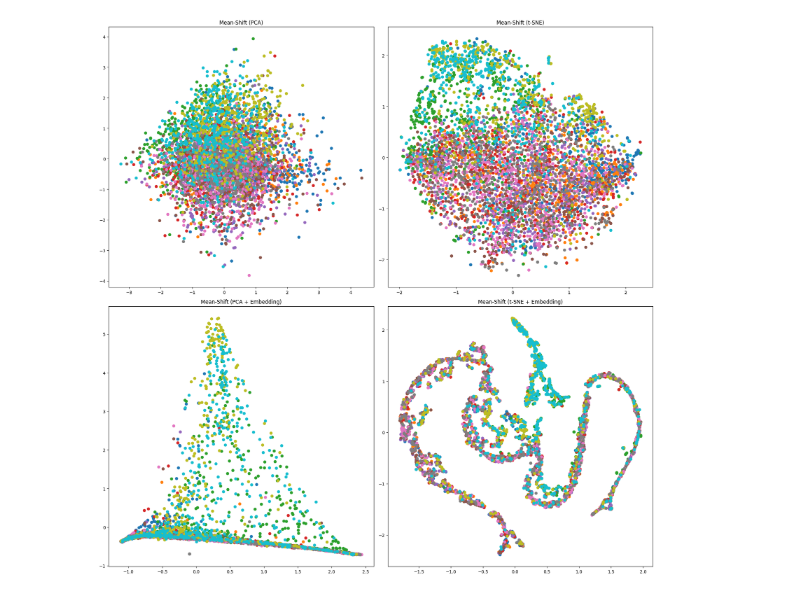
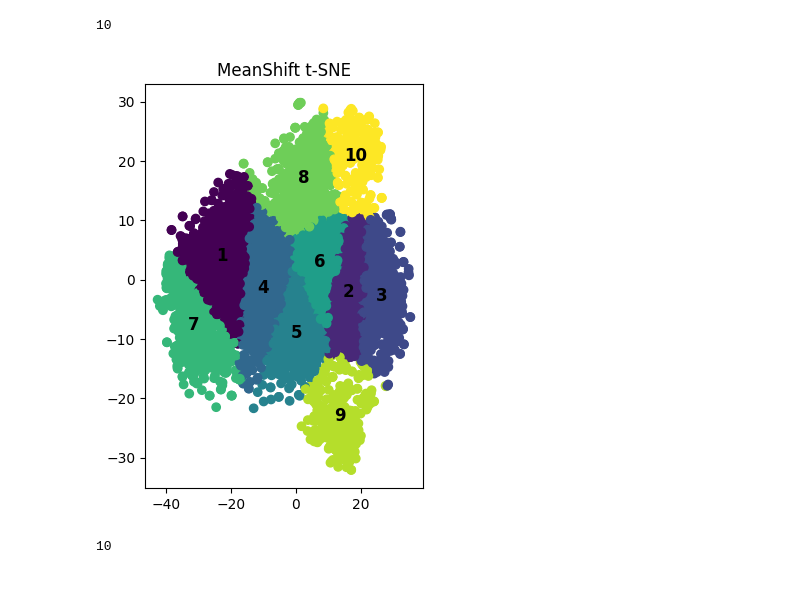
Before and after one commit to Enzoc30/Labo3ML, a Jupyter notebook: lab3_7.ipynb, the cells around one changed output. Drawn from its saved outputs; the diff is of its cells as text; code cells hidden in the pictures.

```diff
--- a/lab3_7.ipynb
+++ b/lab3_7.ipynb
@@ -91,33 +54,37 @@ NameError: name 'plt' is not defined
-# %%
-plt.figure(figsize=(18, 18))
-
-categories = ["","airplane", "bird", "car", "cat", "deer", "dog", "horse", "monkey", "ship", "truck"]
-
-# Plot Mean-Shift with PCA
-plt.subplot(2, 2, 1)
-for i in np.unique(Y):
-    plt.scatter(X_pca[Y == i, 0], X_pca[Y == i, 1], label=f'{categories[i]}')
-plt.title('Mean-Shift (PCA)')
-
-# Plot Mean-Shift with t-SNE
-plt.subplot(2, 2, 2)
-for i in np.unique(Y):
-    plt.scatter(X_tsne[Y == i, 0], X_tsne[Y == i, 1], label=f'{categories[i]}')
-plt.title('Mean-Shift (t-SNE)')
-
-# Plot Mean-Shift with PCA + Embedding
-plt.subplot(2, 2, 3)
-for i in np.unique(Y):
-        plt.scatter(X_pcaE[Y == i, 0], X_pcaE[Y == i, 1], label=f'{categories[i]}')
-plt.title('Mean-Shift (PCA + Embedding)')
-
-# Plot Mean-Shift with t-SNE + Embedding
-plt.subplot(2, 2, 4)
-for i in np.unique(Y):
-    plt.scatter(X_tsneE[Y == i, 0], X_tsneE[Y == i, 1], label=f'{categories[i]}')
-plt.title('Mean-Shift (t-SNE + Embedding)')
-
-plt.tight_layout()
-plt.show()
-# %% [output]
-[figure, removed]
+# %%
+#t-SNE
+tsne = TSNE(n_components=2, random_state=42)
+X_tsne = tsne.fit_transform(X)
+
+ms_tsne = MeanShift(bandwidth=7.5, bin_seeding=True)
+y_ms_tsne = ms_tsne.fit_predict(X_tsne)
+print(len(np.unique(y_ms_tsne)))
+# %% [output]
+10
+# %%
+cluster_labels = [str(i) for i in range(1, len(np.unique(y_ms_tsne)) + 1)]
+
+plt.subplot(1, 2, 2)
+plt.scatter(X_tsne[:, 0], X_tsne[:, 1], c=y_ms_tsne)
+for i, label in enumerate(cluster_labels):
+    plt.text(X_tsne[y_ms_tsne == i, 0].mean(), X_tsne[y_ms_tsne == i, 1].mean(), label,
+             horizontalalignment='center', verticalalignment='center', fontsize=12, weight='bold')
+plt.title('MeanShift t-SNE')
+
+plt.tight_layout()
+plt.show()
+# %% [output]
+[figure, added]
+# %%
+#Embedding PCA
+umap = UMAP.UMAP(n_components=2)
+X_umap = umap.fit_transform(X)
+
+pcaU = PCA(n_components=2)
+X_pcaU = pcaU.fit_transform(X_umap)
+
+ms_pcaU = MeanShift(bandwidth=0.95, bin_seeding=True)
+y_ms_pcaU = ms_pcaU.fit_predict(X_pcaU)
+print(len(np.unique(y_ms_pcaU)))
+# %% [output]
+10
```
Also changed, not shown: parts of 7 cells of this notebook.
